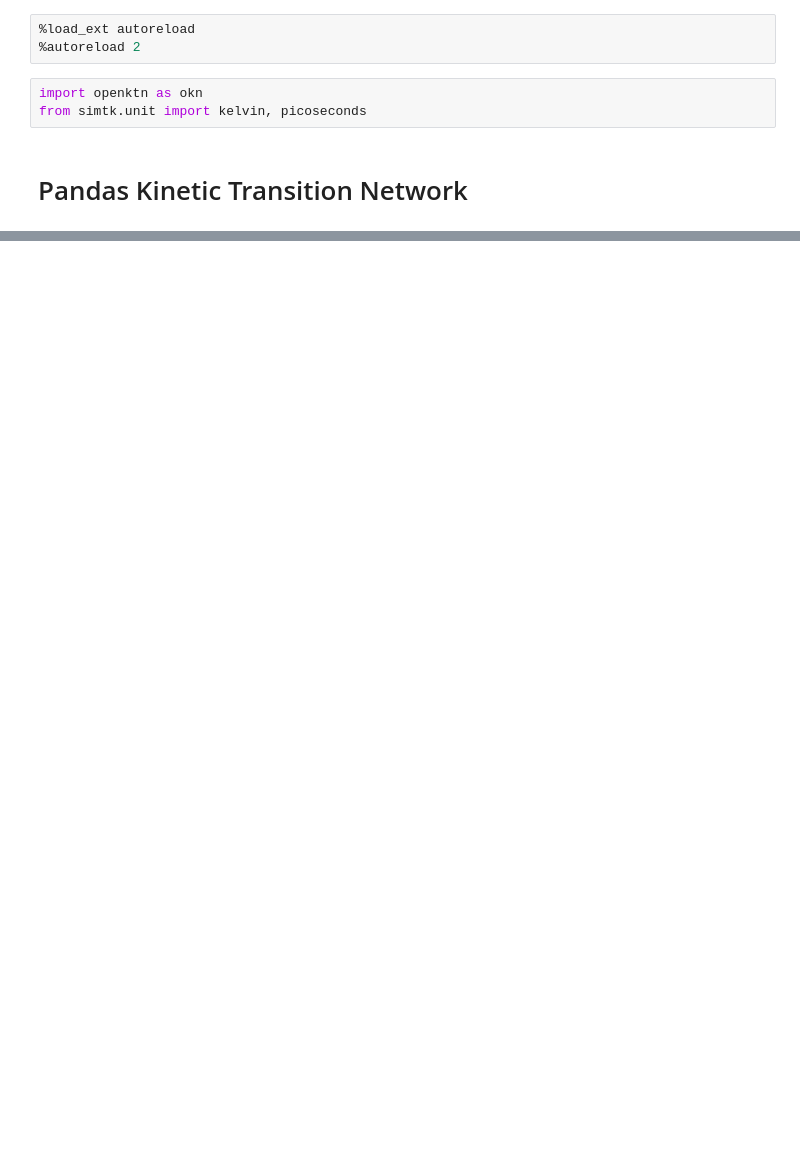
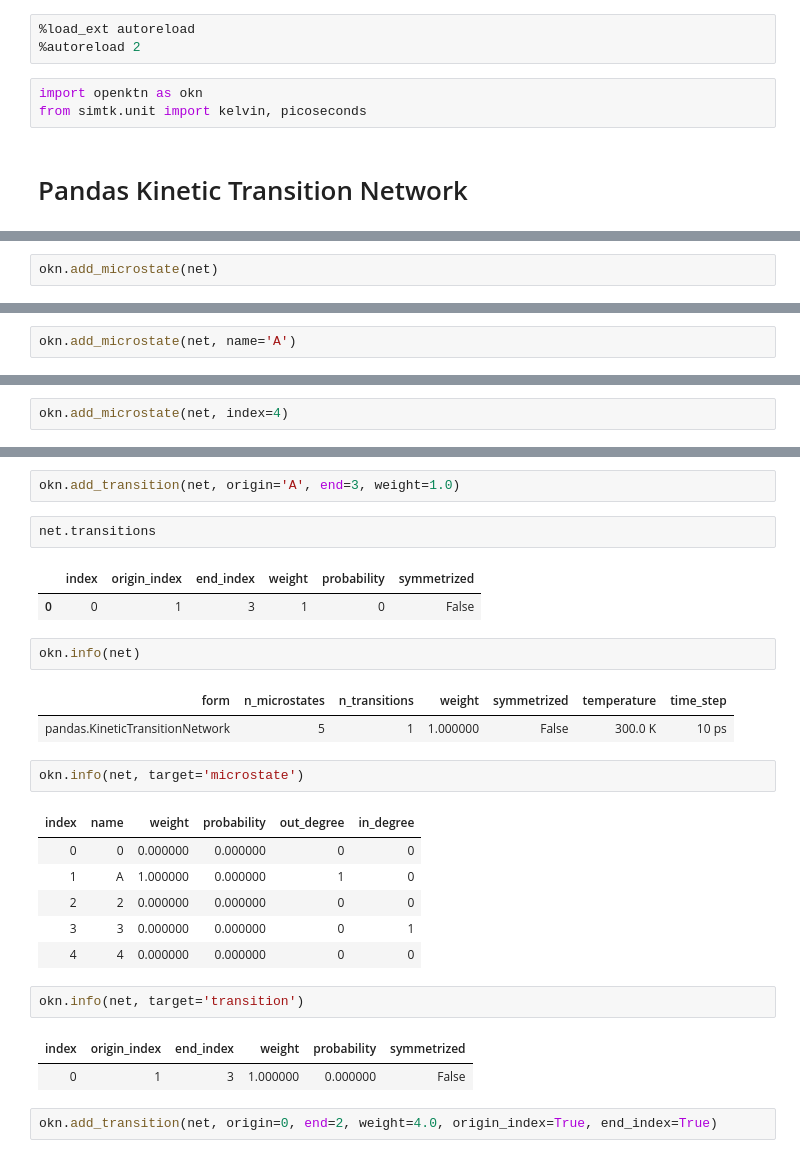
Before and after one commit to uibcdf/OpenKinLab, a Jupyter notebook: docs/contents/Pandas_KTN.ipynb, the cells around one changed output, grey strips where cells are left out. Cells and saved outputs as stored; diff of their text form; blank space fills up the shorter version.

```diff
--- a/docs/contents/Pandas_KTN.ipynb
+++ b/docs/contents/Pandas_KTN.ipynb
@@ -13,0 +17,2 @@ NameError: name 'pandas_TransitionsDataFrame' is not defined
+# %%
+okn.add_microstate(net)
@@ -13,0 +24,2 @@ NameError: name 'pandas_TransitionsDataFrame' is not defined
+# %%
+okn.add_microstate(net, name='A')
@@ -13,0 +32,2 @@ NameError: name 'pandas_TransitionsDataFrame' is not defined
+# %%
+okn.add_microstate(net, index=4)
@@ -13,0 +43,28 @@ NameError: name 'pandas_TransitionsDataFrame' is not defined
+# %%
+okn.add_transition(net, origin='A', end=3, weight=1.0)
+# %%
+net.transitions
+# %% [output]
+|  | index | origin_index | end_index | weight | probability | symmetrized |
+| 0 | 0 | 1 | 3 | 1 | 0 | False |
+# %%
+okn.info(net)
+# %% [output]
+| form | n_microstates | n_transitions | weight | symmetrized | temperature | time_step |
+| pandas.KineticTransitionNetwork | 5 | 1 | 1.000000 | False | 300.0 K | 10 ps |
+# %%
+okn.info(net, target='microstate')
+# %% [output]
+| index | name | weight | probability | out_degree | in_degree |
+| 0 | 0 | 0.000000 | 0.000000 | 0 | 0 |
+| 1 | A | 1.000000 | 0.000000 | 1 | 0 |
+| 2 | 2 | 0.000000 | 0.000000 | 0 | 0 |
+| 3 | 3 | 0.000000 | 0.000000 | 0 | 1 |
+| 4 | 4 | 0.000000 | 0.000000 | 0 | 0 |
+# %%
+okn.info(net, target='transition')
+# %% [output]
+| index | origin_index | end_index | weight | probability | symmetrized |
+| 0 | 1 | 3 | 1.000000 | 0.000000 | False |
+# %%
+okn.add_transition(net, origin=0, end=2, weight=4.0, origin_index=True, end_index=True)
```
Also changed, not shown: parts of 15 cells of this notebook, 15 other files.
